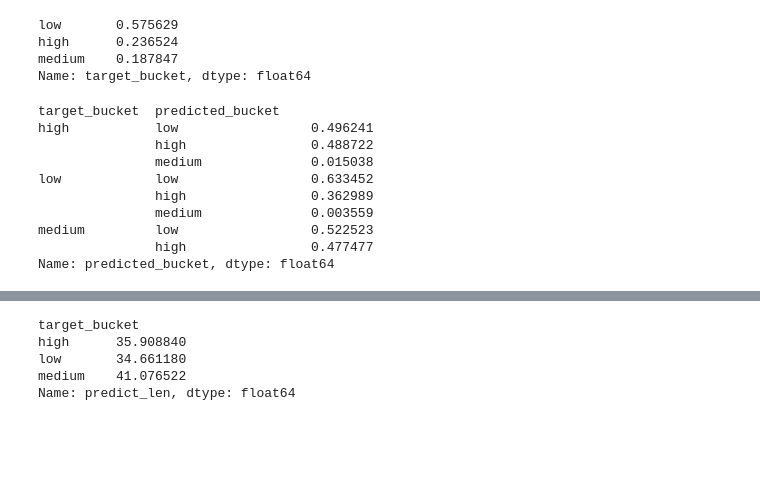
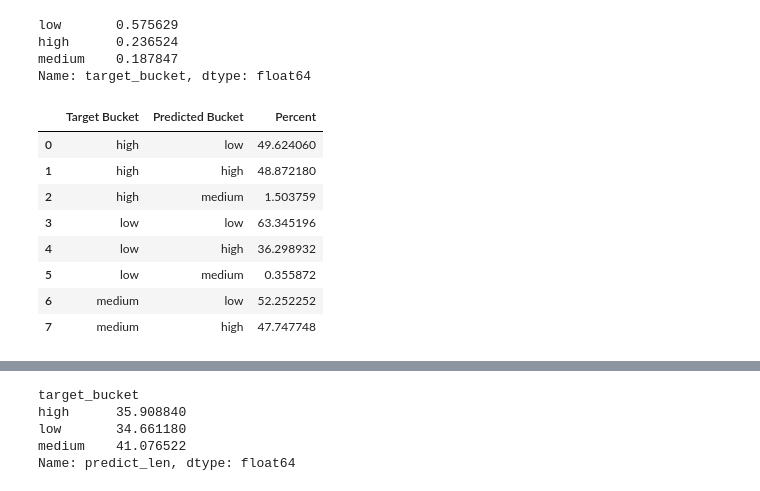
Before and after one commit to rocabrera/language-uncertainty, a Jupyter notebook: exploring_experiments.ipynb, the cells around one changed output, grey strips where cells are left out. Drawn from its saved outputs; the diff is of its cells as text; code cells hidden in the pictures; blank space fills up the shorter version.

```diff
--- a/exploring_experiments.ipynb
+++ b/exploring_experiments.ipynb
@@ -77,16 +82,23 @@ low       0.575629
 high      0.236524
 medium    0.187847
 Name: target_bucket, dtype: float64
-# %%
-df_test_results.groupby('target_bucket')['predicted_bucket'].value_counts(normalize=True)
-# %% [output]
-target_bucket  predicted_bucket
-high           low                 0.496241
-               high                0.488722
-               medium              0.015038
-low            low                 0.633452
-               high                0.362989
-               medium              0.003559
-medium         low                 0.522523
-               high                0.477477
-Name: predicted_bucket, dtype: float64
+# %%
+aux = (df_test_results.groupby('target_bucket')['predicted_bucket']
+                      .value_counts(normalize=True)
+                      .mul(100)
+                      .rename('Percent')
+                      .reset_index()
+                      .rename(columns={"predicted_bucket": "Predicted Bucket",
+                                       "target_bucket": "Target Bucket"})
+)
+aux
+# %% [output]
+|  | Target Bucket | Predicted Bucket | Percent |
+| 0 | high | low | 49.624060 |
+| 1 | high | high | 48.872180 |
+| 2 | high | medium | 1.503759 |
+| 3 | low | low | 63.345196 |
+| 4 | low | high | 36.298932 |
+| 5 | low | medium | 0.355872 |
+| 6 | medium | low | 52.252252 |
+| 7 | medium | high | 47.747748 |
```
Also changed, not shown: parts of 10 cells of this notebook.
